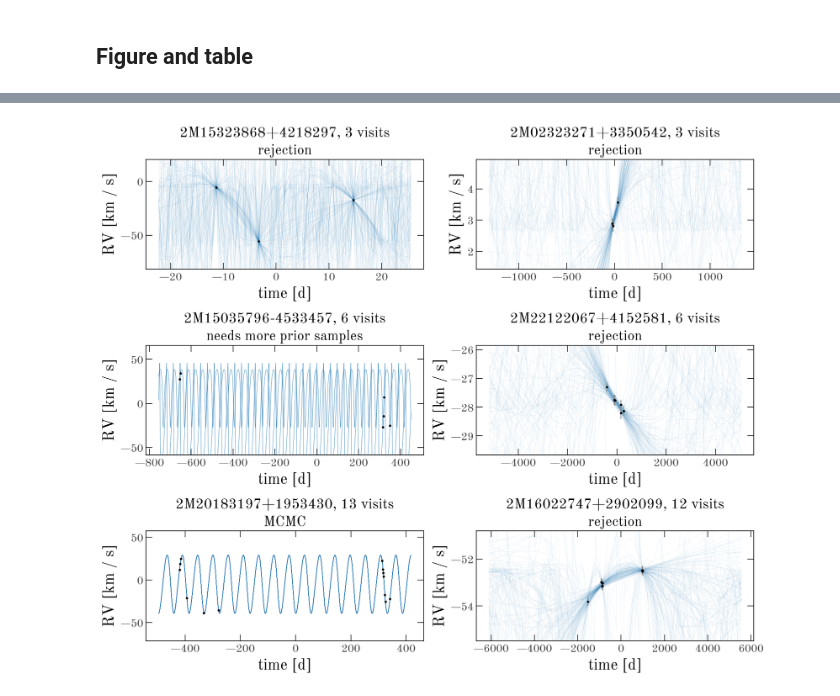
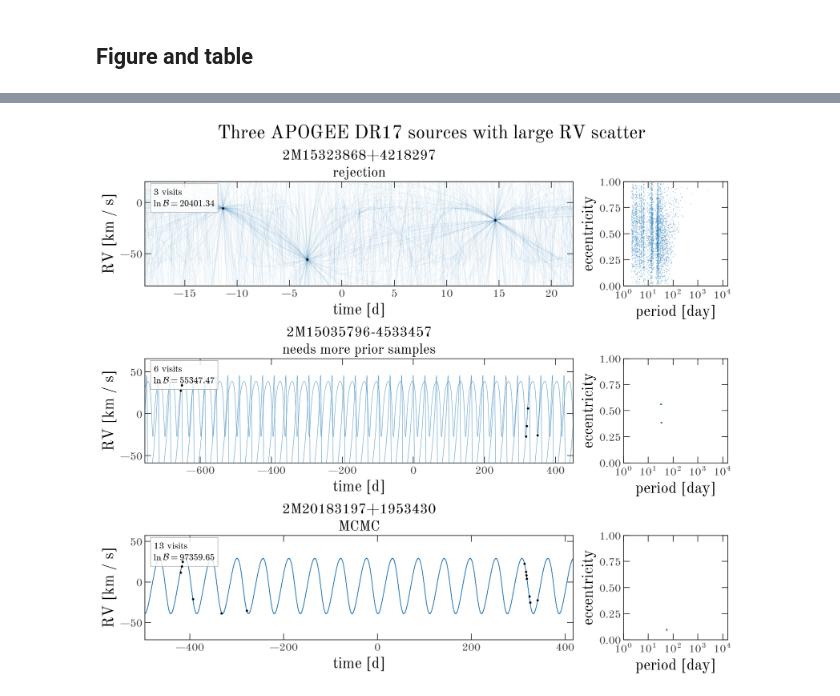
Before and after one commit to adrn/harv-paper, a Jupyter notebook: scripts/apogee-pipeline.ipynb, the cells around one changed output, grey strips where cells are left out. Drawn from its saved outputs; the diff is of its cells as text; code cells hidden in the pictures.

```diff
--- a/scripts/apogee-pipeline.ipynb
+++ b/scripts/apogee-pipeline.ipynb
@@ -184,40 +179,58 @@ TODO: split this into two figures. Figure 1 for the high bayes factor, Figure 2
 # %%
 rng = np.random.default_rng(123)
 
-fig, axes = plt.subplots(3, 2, figsize=(12, 10), layout="tight")
+# The data files alternate between large (scatter0) and small (scatter1) RV scatter.
+for name, rows in [("large", results[0::2]), ("small", results[1::2])]:
+    fig, axes = plt.subplots(
+        3, 2, figsize=(12, 10), width_ratios=[2.5, 1], layout="constrained"
+    )
+    fig.suptitle(f"Three APOGEE DR17 sources with {name} RV scatter", fontsize=24)
 
-for ax, row in zip(axes.flat, results, strict=True):
-    apogee_id = row["APOGEE_ID"]
-    data = rv_data[apogee_id]
-    s = mcmc_samples.get(apogee_id, samples[apogee_id])
+    for (ax_rv, ax_pe), row in zip(axes, rows, strict=True):
+        apogee_id = row["APOGEE_ID"]
+        data = rv_data[apogee_id]
+        s = mcmc_samples.get(apogee_id, samples[apogee_id])
 
-    # A random subset: plot_rv draws the first rows, and MCMC chains are stored in order.
-    s = s[rng.choice(s.n_samples, min(s.n_samples, 128), replace=False)]
-    harv.plot.plot_rv(s, data=data, n_samples=128, relative_to_time_ref=True, ax=ax)
-    ax.get_legend().remove()
-    ax.set_title(
-        f"{apogee_id}, {row['N']} visits" + "\n" + f"{row['outcome']}", fontsize=18
-    )
+        # A random subset: plot_rv draws the first rows, and MCMC chains are stored in order.
+        s = s[rng.choice(s.n_samples, min(s.n_samples, 4096), replace=False)]
+        harv.plot.plot_rv(
+            s, data=data, n_samples=128, relative_to_time_ref=True, ax=ax_rv
+        )
+        ax_rv.get_legend().remove()
+        ax_rv.set_title(f"{apogee_id}\n{row['outcome']}", fontsize=18)
+        ax_rv.autoscale(axis="x", tight=True)  # end at the orbit time grid
+        ax_rv.text(
+            0.02,
+            0.95,
+            f"{row['N']} visits\n$\\ln\\mathcal{{B}} = {row['ln_B']:.2f}$",
+            transform=ax_rv.transAxes,
+            va="top",
+            fontsize=12,
+            bbox={"facecolor": "w", "edgecolor": "0.7", "alpha": 0.8},
+        )
 
-    # Zoom to the data: with 3 visits, the posterior orbits reach hundreds of km/s.
-    rv = data.rv.to_value("km/s")
-    pad = 0.5 * np.ptp(rv) + 1
-    ax.set_ylim(rv.min() - pad, rv.max() + pad)
+        # Zoom to the data: with 3 visits, the posterior orbits reach hundreds of km/s.
+        rv = data.rv.to_value("km/s")
+        pad = 0.5 * np.ptp(rv) + 1
+        ax_rv.set_ylim(rv.min() - pad, rv.max() + pad)
 
-    # ax_pe.plot(
-    #     s["period"].to_value("day"),
-    #     s["eccentricity"].value,
-    #     ".", ms=1.5, mew=0, alpha=0.4, color="tab:blue", rasterized=True,
-    # )  # fmt: skip
-    # ax_pe.set(
-    #     xscale="log",
-    #     xlim=(2, 16384),
-    #     ylim=(0, 1),
-    #     xlabel="period [day]",
-    #     ylabel="eccentricity",
-    # )
+        ms = 2 if len(s) > 10 else 5
+        alpha = 0.5 if len(s) > 100 else 1.0
+        ax_pe.plot(
+            s["period"].to_value("day"),
+            s["eccentricity"].value,
+            ".", ms=ms, mew=0, alpha=alpha, color="tab:blue", rasterized=True,
+        )  # fmt: skip
+        ax_pe.set(
+            xscale="log",
+            xlim=(2, 16384),
+            ylim=(0, 1),
+            xlabel="period [day]",
+            ylabel="eccentricity",
+            xticks=10 ** np.arange(0, 4 + 1, 1),
+        )
+        ax_pe.set_box_aspect(1)
 
-fig.subplots_adjust(hspace=1.5)
-# fig.savefig(figure_path / "cs1-data-samples.pdf", dpi=300)
+    fig.savefig(figure_path / f"cs1-{name}-scatter.pdf", dpi=300)
 # %% [output]
-[figure, old version]
+[figure, new version]
```
Also changed, not shown: parts of 5 cells of this notebook, 4 other files.
